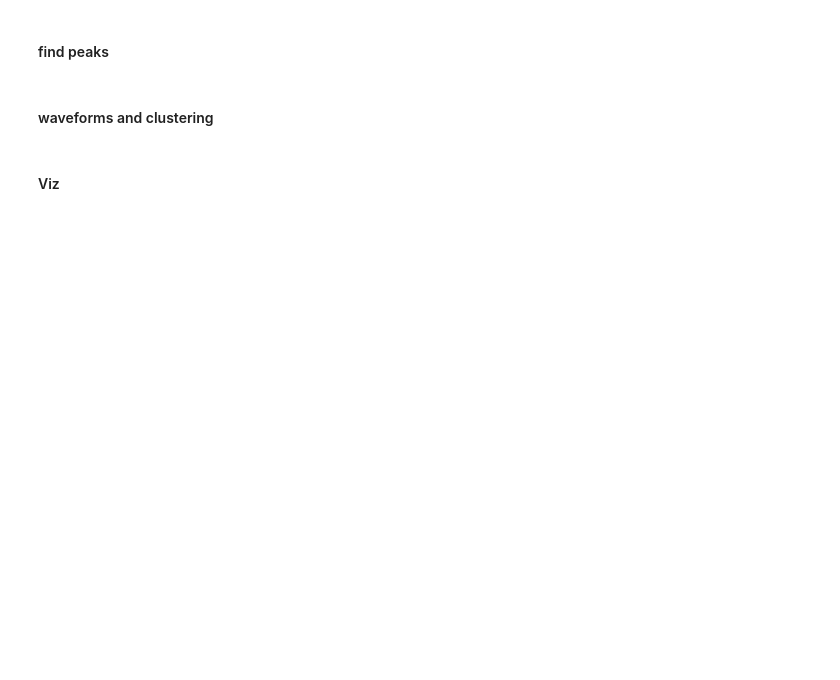
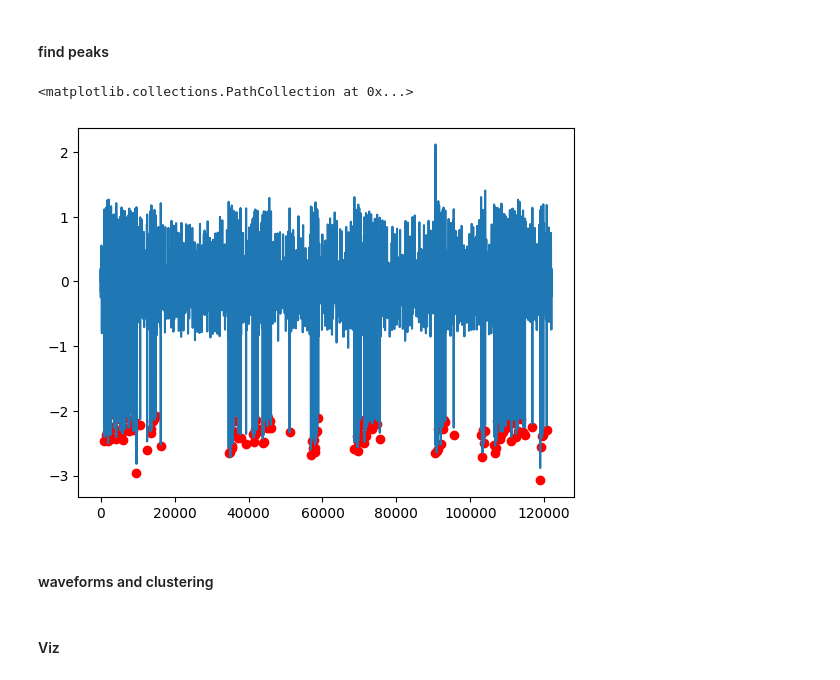
Before and after one commit to jazlynntan/BME1500H_group5, a Jupyter notebook: BasicSpikeSorting.ipynb, the cells around one changed output. Saved outputs shown, nothing was run; the diff lists cells and outputs as text; code cells hidden in the pictures; blank space fills up the shorter version.

```diff
--- a/BasicSpikeSorting.ipynb
+++ b/BasicSpikeSorting.ipynb
@@ -36,7 +61,12 @@ filtered_data = butter_bandpass_filter(data, lowcut, highcut, fs)
 # %%
 # Find peaks in the filtered data above a certain threshold
 threshold = 3.0  # Adjust this threshold as needed
-spike_peaks, _ = find_peaks(filtered_data, height=threshold)
+spike_peaks, _ = find_peaks(-filtered_data, height=1.5)
+plt.plot([i for i in range(len(data))],filtered_data, label='filtered')
+plt.scatter(spike_peaks,data['Voltage'].iloc[spike_peaks], label = 'spikes', color='red')
+# %% [output]
+<matplotlib.collections.PathCollection at 0x...>
+[figure, added]
 # %% [markdown]
 #### waveforms and clustering
 # %%
```
Also changed, not shown: parts of 5 cells of this notebook.
